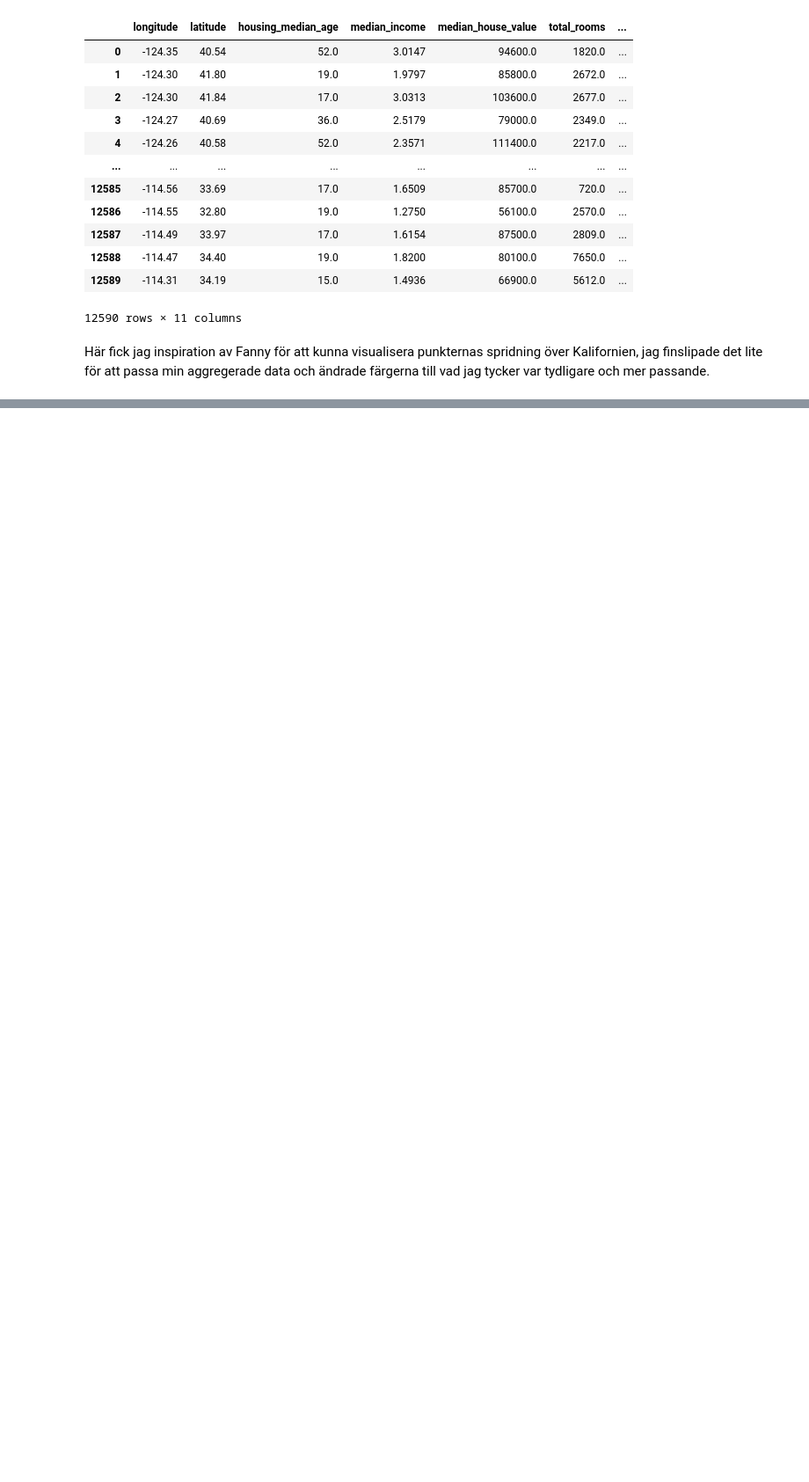
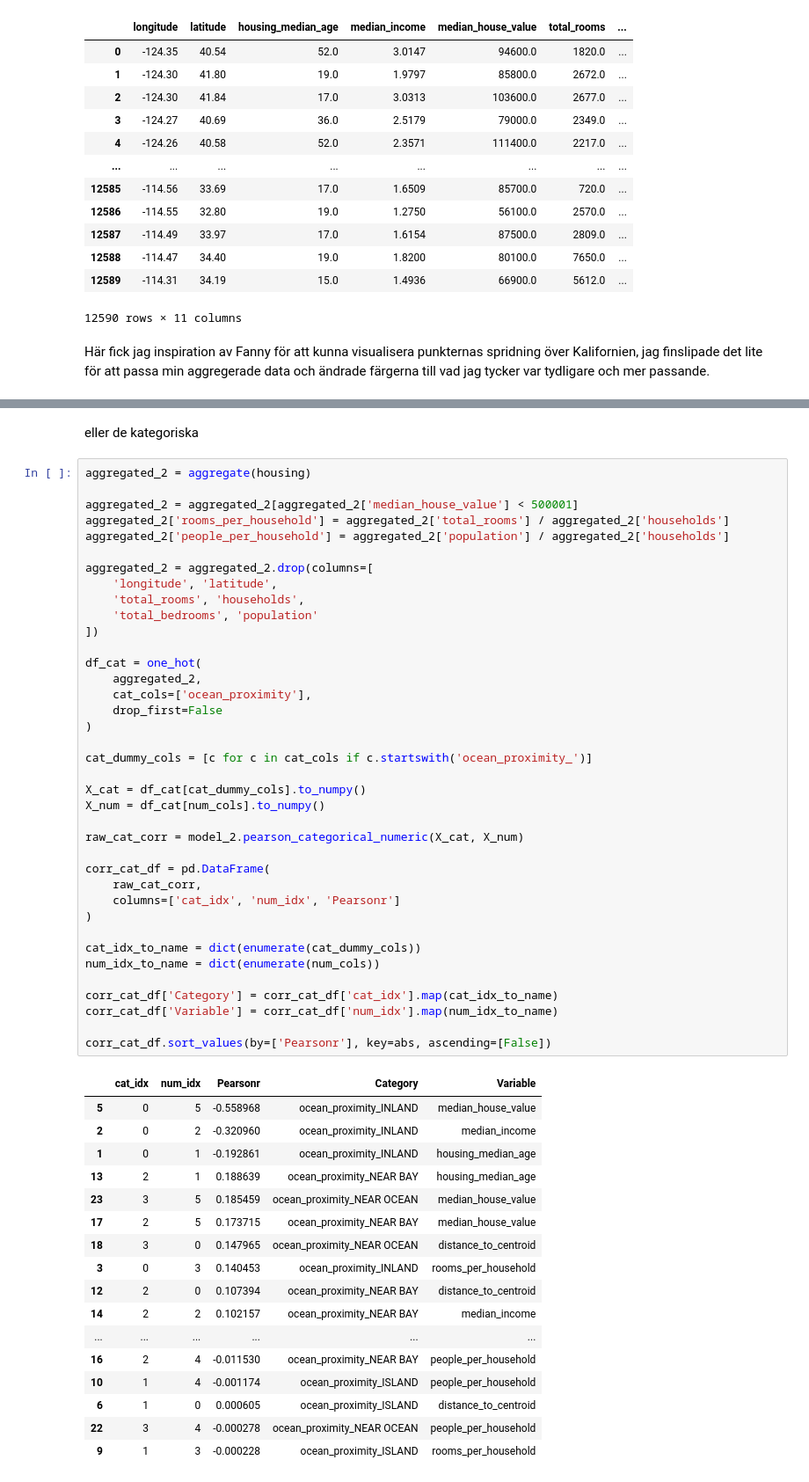
Before and after one commit to LordSven/Statistiska-metoder-NIKLAS-HAMFELDT, a Jupyter notebook: Labb_1/Labb_1.ipynb, the cells around one changed output, grey strips where cells are left out. Shown at 88% size. Saved outputs shown, nothing was run; the diff lists cells and outputs as text; blank space fills up the shorter version.

```diff
--- a/Labb_1/Labb_1.ipynb
+++ b/Labb_1/Labb_1.ipynb
@@ -320,0 +398,58 @@ NEAR_BAY är däremot tydligt statistiskt insignifikant (p ≈ 0,83), vilket ind
+# %% [markdown]
+eller de kategoriska
+# %%
+aggregated_2 = aggregate(housing)
+
+aggregated_2 = aggregated_2[aggregated_2['median_house_value'] < 500001]
+aggregated_2['rooms_per_household'] = aggregated_2['total_rooms'] / aggregated_2['households']
+aggregated_2['people_per_household'] = aggregated_2['population'] / aggregated_2['households']
+
+aggregated_2 = aggregated_2.drop(columns=[
+    'longitude', 'latitude',
+    'total_rooms', 'households',
+    'total_bedrooms', 'population'
+])
+
+df_cat = one_hot(
+    aggregated_2,
+    cat_cols=['ocean_proximity'],
+    drop_first=False
+)
+
+cat_dummy_cols = [c for c in cat_cols if c.startswith('ocean_proximity_')]
+
+X_cat = df_cat[cat_dummy_cols].to_numpy()
+X_num = df_cat[num_cols].to_numpy()
+
+raw_cat_corr = model_2.pearson_categorical_numeric(X_cat, X_num)
+
+corr_cat_df = pd.DataFrame(
+    raw_cat_corr,
+    columns=['cat_idx', 'num_idx', 'Pearsonr']
+)
+
+cat_idx_to_name = dict(enumerate(cat_dummy_cols))
+num_idx_to_name = dict(enumerate(num_cols))
+
+corr_cat_df['Category'] = corr_cat_df['cat_idx'].map(cat_idx_to_name)
+corr_cat_df['Variable'] = corr_cat_df['num_idx'].map(num_idx_to_name)
+
+corr_cat_df.sort_values(by=['Pearsonr'], key=abs, ascending=[False])
+# %% [output]
+|  | cat_idx | num_idx | Pearsonr | Category | Variable |
+| 5 | 0 | 5 | -0.558968 | ocean_proximity_INLAND | median_house_value |
+| 2 | 0 | 2 | -0.320960 | ocean_proximity_INLAND | median_income |
+| 1 | 0 | 1 | -0.192861 | ocean_proximity_INLAND | housing_median_age |
+| 13 | 2 | 1 | 0.188639 | ocean_proximity_NEAR BAY | housing_median_age |
+| 23 | 3 | 5 | 0.185459 | ocean_proximity_NEAR OCEAN | median_house_value |
+| 17 | 2 | 5 | 0.173715 | ocean_proximity_NEAR BAY | median_house_value |
+| 18 | 3 | 0 | 0.147965 | ocean_proximity_NEAR OCEAN | distance_to_centroid |
+| 3 | 0 | 3 | 0.140453 | ocean_proximity_INLAND | rooms_per_household |
+| 12 | 2 | 0 | 0.107394 | ocean_proximity_NEAR BAY | distance_to_centroid |
+| 14 | 2 | 2 | 0.102157 | ocean_proximity_NEAR BAY | median_income |
+| ... | ... | ... | ... | ... | ... |
+| 16 | 2 | 4 | -0.011530 | ocean_proximity_NEAR BAY | people_per_household |
+| 10 | 1 | 4 | -0.001174 | ocean_proximity_ISLAND | people_per_household |
+| 6 | 1 | 0 | 0.000605 | ocean_proximity_ISLAND | distance_to_centroid |
+| 22 | 3 | 4 | -0.000278 | ocean_proximity_NEAR OCEAN | people_per_household |
+| 9 | 1 | 3 | -0.000228 | ocean_proximity_ISLAND | rooms_per_household |
```
Also changed, not shown: parts of 24 cells of this notebook, 3 other files.
